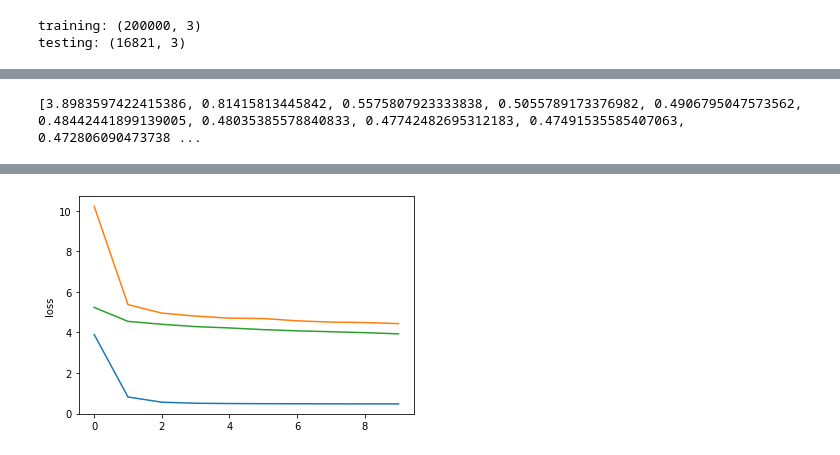
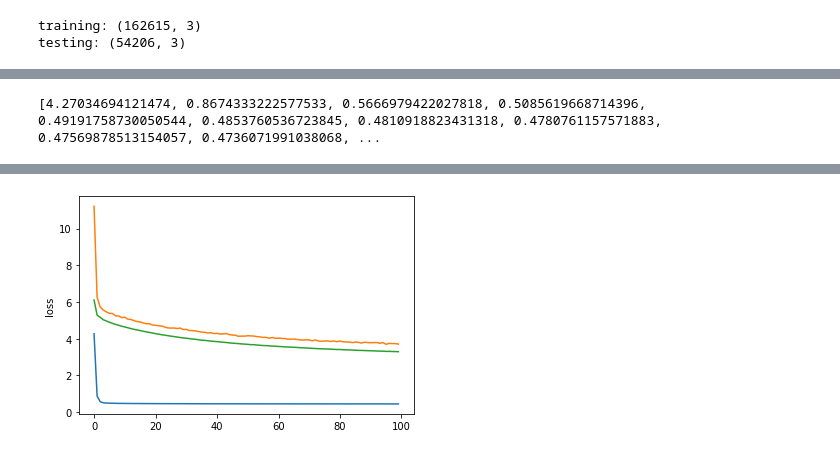
Before and after one commit to LyuCheng95/DM-Amazon-food-reviews, a Jupyter notebook: Model.ipynb, the cells around one changed output, grey strips where cells are left out. Saved outputs shown, nothing was run; the diff lists cells and outputs as text; code cells hidden in the pictures.

```diff
--- a/Model.ipynb
+++ b/Model.ipynb
@@ -303,11 +312,12 @@ shuffled_order = np.arange(len(ratings))
 np.random.shuffle(shuffled_order)
 ratings        = ratings[shuffled_order]
 # cross validation
-train_ratings  = ratings[0:200000, :]
-test_ratings   = ratings[200000:, :]
+divide_on = math.floor(len(ratings)*0.75)
+train_ratings  = ratings[0:divide_on :]
+test_ratings   = ratings[divide_on: :]
 print('training:', train_ratings.shape)
 print('testing:', test_ratings.shape)
-pmf = PMF(n_feature=100, epsilon=0.1, lam=0.1, n_epoches=10, n_batches=1000)
+pmf = PMF(n_feature=100, epsilon=0.1, lam=0.1, n_epoches=100, n_batches=1000)
 pmf.fit(train_ratings, test_ratings)
 import matplotlib.pyplot as plt
 print(pmf.train_loss, pmf.test_loss, pmf.test_mse)
@@ -318,5 +328,5 @@ plt.plot(pmf.test_mse)
 plt.ylabel('loss')
 plt.show()
 # %% [output]
-training: (200000, 3)
-testing: (16821, 3)
+training: (162615, 3)
+testing: (54206, 3)
@@ -340 +350 @@ testing: (16821, 3)
-[3.8983597422415386, 0.81415813445842, 0.5575807923333838, 0.5055789173376982, 0.4906795047573562, 0.48442441899139005, 0.48035385578840833, 0.47742482695312183, 0.47491535585407063, 0.472806090473738 ...
+[4.27034694121474, 0.8674333222577533, 0.5666979422027818, 0.5085619668714396, 0.49191758730050544, 0.4853760536723845, 0.4810918823431318, 0.4780761157571883, 0.47569878513154057, 0.4736071991038068, ...
@@ -345 +355 @@ testing: (16821, 3)
-[figure, old version]
+[figure, new version]
```
Also changed, not shown: parts of 14 cells of this notebook, 9 other files.
